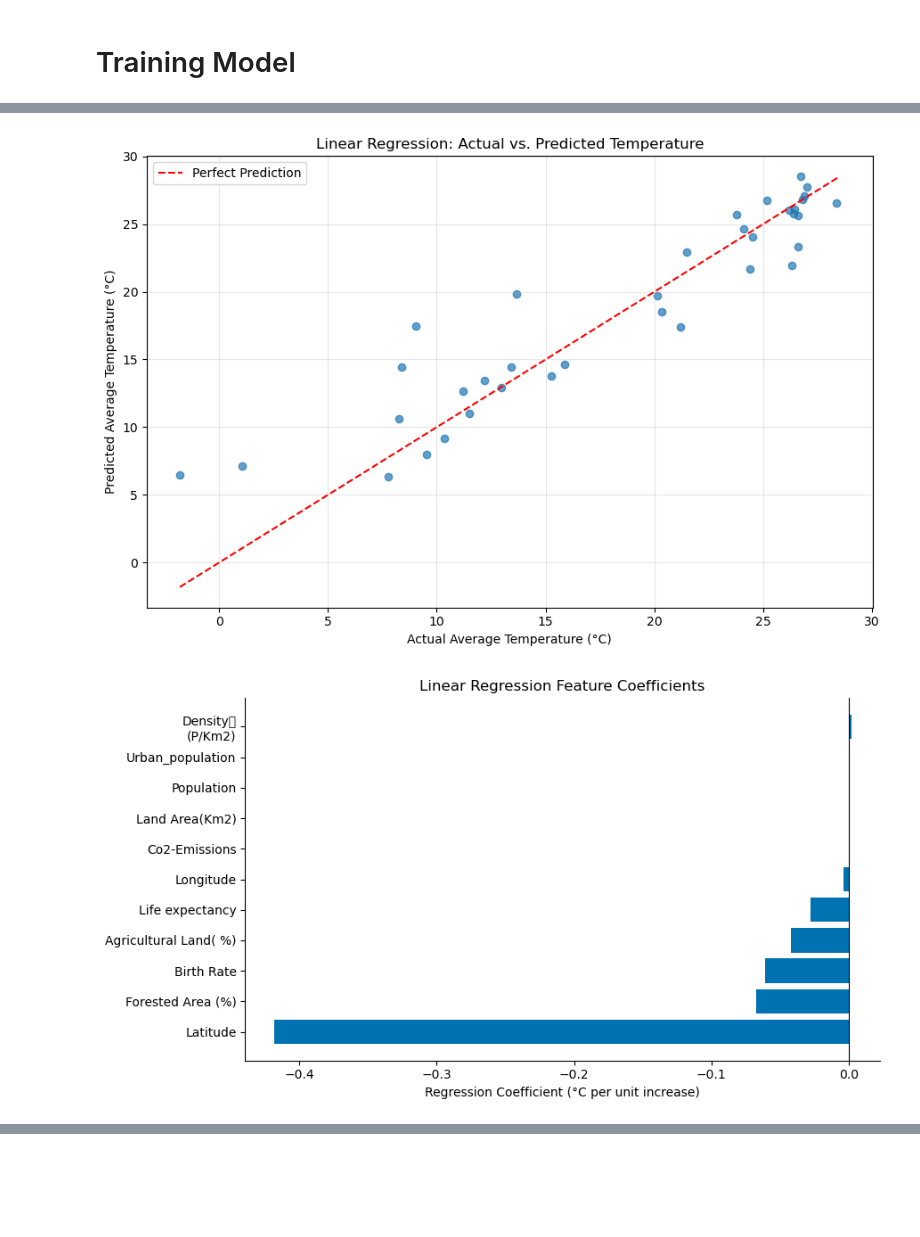
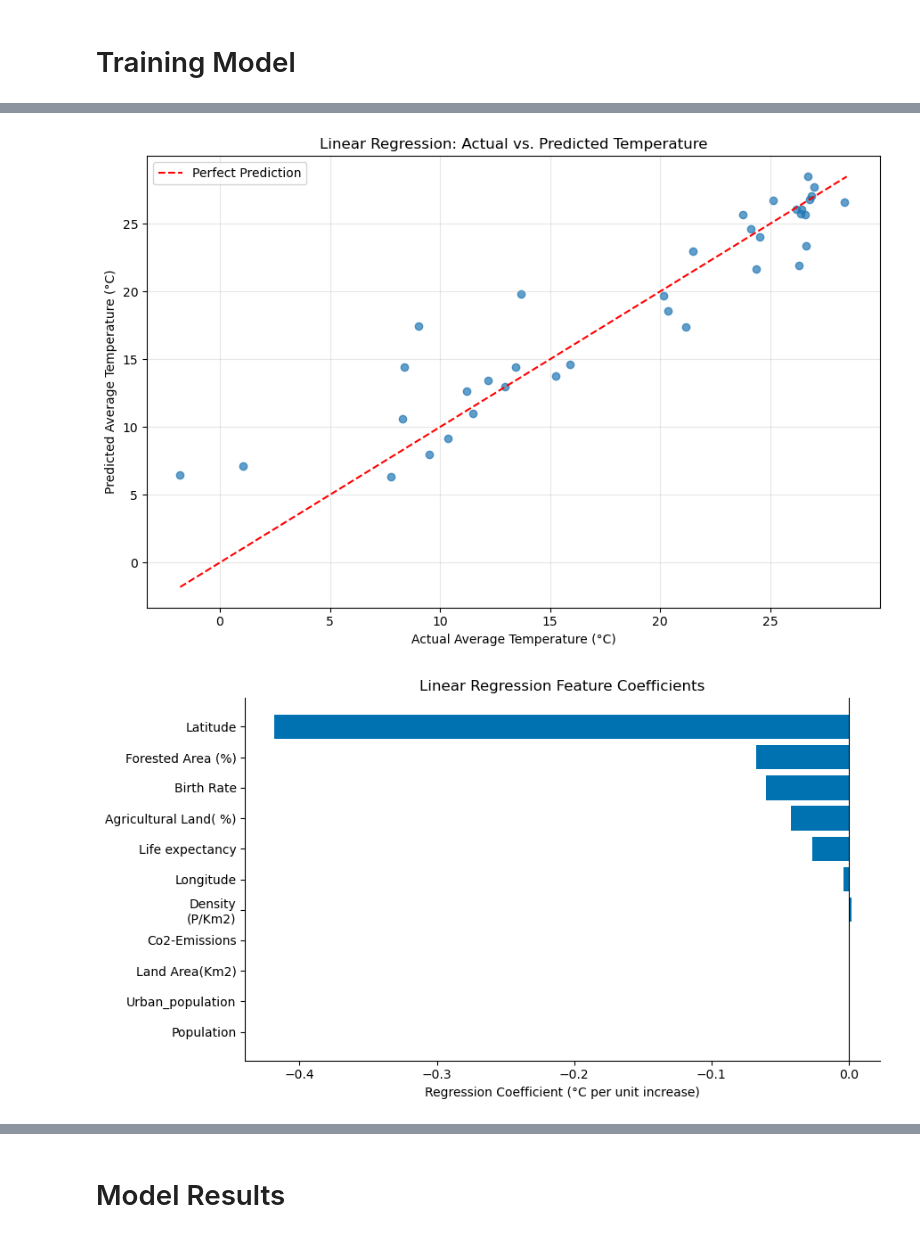
Before and after one commit to zachdyszelwcu/report2csc576, a Jupyter notebook: report2.ipynb, the cells around one changed output, grey strips where cells are left out. Saved outputs shown, nothing was run; the diff lists cells and outputs as text; code cells hidden in the pictures; blank space fills up the shorter version.

```diff
--- a/report2.ipynb
+++ b/report2.ipynb
@@ -2,13 +2,11 @@
 # Load and Clean Dataset
 # %%
 import pandas as pd
-from difflib import get_close_matches
 import matplotlib.pyplot as plt
 import numpy as np
 
 from sklearn.model_selection import train_test_split
 from sklearn.linear_model import LinearRegression
-from sklearn.impute import SimpleImputer
 from sklearn.metrics import mean_absolute_error, mean_squared_error, r2_score
 from sklearn.ensemble import RandomForestRegressor
 from sklearn.tree import DecisionTreeRegressor
@@ -81,13 +79,14 @@ for col in numeric_columns:
         errors='coerce'
     )
 
-    df[col] = df[col].fillna(df[col].mean())
-
-
-
 df.to_csv("cleaned_data.csv", index=False)
 
 
+print("Original country data:", wdf.shape)
+print("Original temperature data:", tdf.shape)
+print("Cleaned data:", df.shape)
+print(df["Average surface temperature"].describe())
+
 with pd.option_context('display.max_rows', None, 'display.max_columns', None):
     print(df)
 # %% [output]
@@ -139,12 +138,18 @@ X_train, X_test, y_train, y_test = train_test_split(
     X, y, test_size=0.2, random_state=42
 )
 
-imputer = SimpleImputer(strategy='median')
+for col in features:
+    mean = X_train[col].mean()
+    X_train[col] = X_train[col].fillna(mean)
+    X_test[col] = X_test[col].fillna(mean)
 
-X_train = imputer.fit_transform(X_train)
-X_test = imputer.transform(X_test)
+baseline_pred = np.full(len(y_test), y_train.mean())
+print("Training rows:", len(y_train))
+print("Testing rows:", len(y_test))
+print("Baseline temperature:", y_train.mean())
 
 os.makedirs("figures", exist_ok=True)
+os.makedirs("results", exist_ok=True)
 
 model = LinearRegression()
 
@@ -152,7 +157,7 @@ model.fit(X_train, y_train)
 
 y_pred = model.predict(X_test)
 
-with open("regression_data.txt", "w", encoding="utf-8") as file:
+with open("results/regression_data.txt", "w", encoding="utf-8") as file:
     file.write(f"MAE: {mean_absolute_error(y_test, y_pred)}\n")
     file.write(f"RMSE: {np.sqrt(mean_squared_error(y_test, y_pred))}\n")
     file.write(f"R²: {r2_score(y_test, y_pred)}\n")
@@ -205,8 +210,8 @@ plt.show()
 
 linear_importance = pd.Series(
     model.coef_,
-    index=X.columns
-).sort_values()
+    index=X.columns.str.replace("\r", "", regex=False)
+).sort_values(key=abs)
 
 
 fig2, ax2 = plt.subplots(figsize=(9, 5))
@@ -244,7 +249,7 @@ rf_model.fit(X_train, y_train)
 
 rf_pred = rf_model.predict(X_test)
 
-with open("random_forest_data.txt", "w", encoding="utf-8") as file:
+with open("results/random_forest_data.txt", "w", encoding="utf-8") as file:
     file.write(f"MAE: {mean_absolute_error(y_test, rf_pred)}\n")
     file.write(f"RMSE: {np.sqrt(mean_squared_error(y_test, rf_pred))}\n")
     file.write(f"R²: {r2_score(y_test, rf_pred)}\n")
@@ -281,7 +286,7 @@ plt.show()
 
 rf_importance = pd.Series(
     rf_model.feature_importances_,
-    index=X.columns
+    index=X.columns.str.replace("\r", "", regex=False)
 ).sort_values()
 
 fig4, ax4 = plt.subplots(figsize=(9, 5))
@@ -314,7 +319,7 @@ dt_model.fit(X_train, y_train)
 
 dt_pred = dt_model.predict(X_test)
 
-with open("decsion_tree_data.txt", "w", encoding="utf-8") as file:
+with open("results/decision_tree_data.txt", "w", encoding="utf-8") as file:
     file.write(f"MAE: {mean_absolute_error(y_test, dt_pred)}\n")
     file.write(f"RMSE: {np.sqrt(mean_squared_error(y_test, dt_pred))}\n")
     file.write(f"R²: {r2_score(y_test, dt_pred)}\n")
@@ -343,7 +348,7 @@ ax5.grid(alpha=0.3)
 fig5.tight_layout()
 
 fig5.savefig(
-    os.path.join("figures", "fig5_rf_linear_prediction.png"),
+    os.path.join("figures", "fig5_dt_prediction.png"),
     dpi=150
 )
 
@@ -351,14 +356,14 @@ plt.show()
 
 dt_importance = pd.Series(
     dt_model.feature_importances_,
-    index=X.columns
+    index=X.columns.str.replace("\r", "", regex=False)
 ).sort_values()
 
 fig6, ax6 = plt.subplots(figsize=(9, 5))
 
 ax6.barh(
-    rf_importance.index,
-    rf_importance.values,
+    dt_importance.index,
+    dt_importance.values,
     color="#0072B2"
 )
 
@@ -397,5 +402,5 @@ Central African Republic           26.717813              28.503735    1.785922
-[figure, old version]
+[figure, new version]
-[figure, old version]
+[figure, new version]
 [figure]
 [figure]
 [figure]
@@ -402,0 +408,2 @@ Central African Republic           26.717813              28.503735    1.785922
+# %% [markdown]
+# Model Results
```
Also changed, not shown: parts of 3 cells of this notebook, 15 other files.
